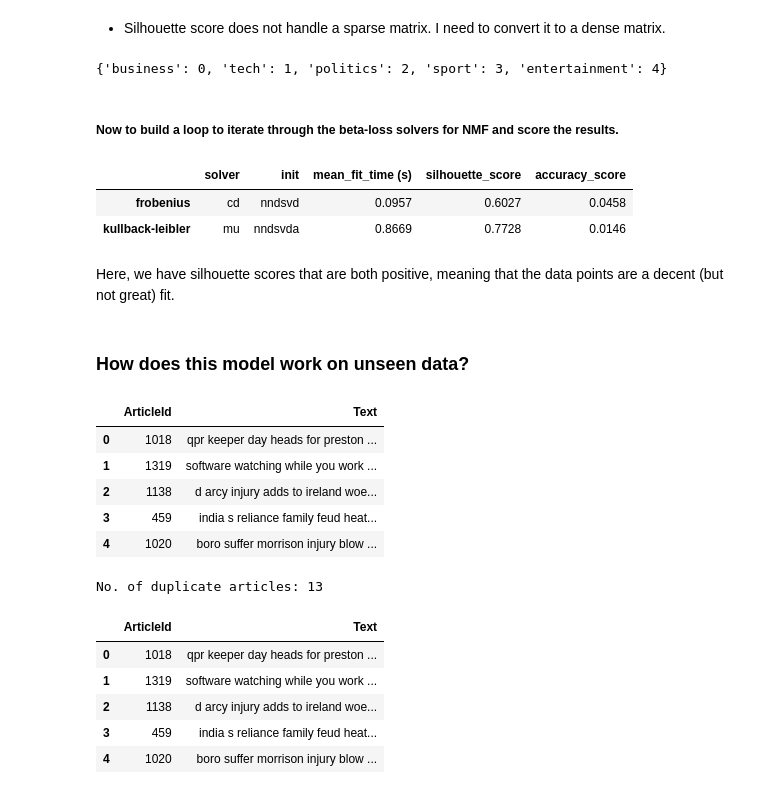
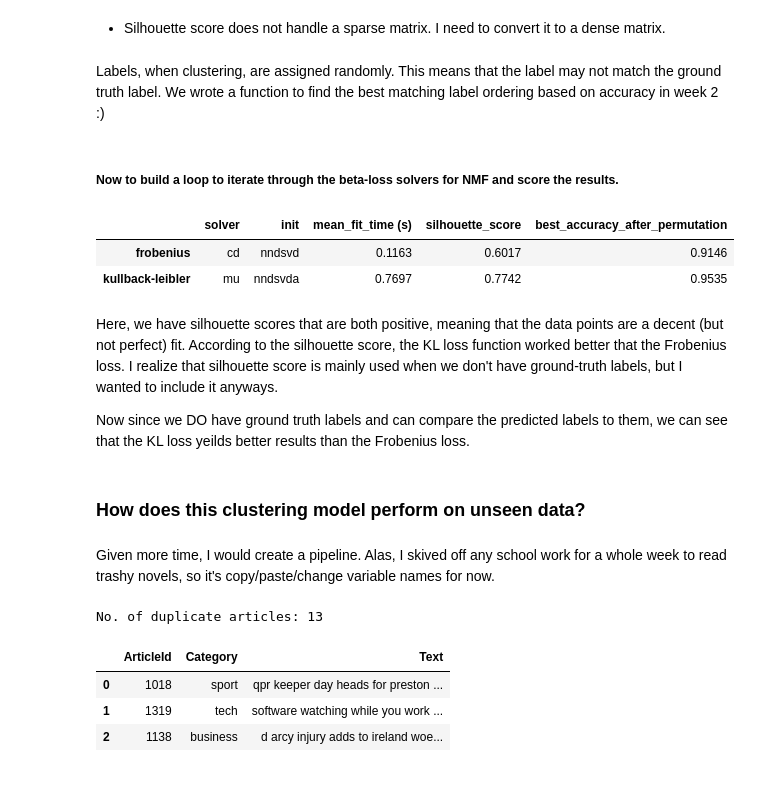
Before and after one commit to FleaBusyBeeBergs/dtsa5510-bbc-news-classification, a Jupyter notebook: bbc-news-classification.ipynb, the cells around one changed output. Cells and saved outputs as stored; diff of their text form; code cells hidden in the pictures.

```diff
--- a/bbc-news-classification.ipynb
+++ b/bbc-news-classification.ipynb
@@ -253,15 +240,5 @@ type(train_tfidf)
 scipy.sparse._csr.csr_matrix
 # %% [markdown]
 * Silhouette score does not handle a sparse matrix. I need to convert it to a dense matrix.
-# %%
-# suppress sparse matrix warnings
-warnings.simplefilter("ignore", SparseEfficiencyWarning)
-
-# map categories to numbers
-category_mapping = {category: i for i, category in enumerate(train_df['Category'].unique())}
-print(category_mapping)
-
-# catergory -> number
-train_labels = train_df['Category'].map(category_mapping)
-# %% [output]
-{'business': 0, 'tech': 1, 'politics': 2, 'sport': 3, 'entertainment': 4}
+# %% [markdown]
+Labels, when clustering, are assigned randomly. This means that the label may not match the ground truth label. We wrote a function to find the best matching label ordering based on accuracy in week 2 :)
@@ -299,6 +299,15 @@ for beta_loss, (solver, init) in beta_loss_solvers.items():
     W = nmf_model.fit_transform(train_tfidf)
     H = nmf_model.components_
 
+    # pred cluster labels yp, mapo categories to numbers
+    yp = np.argmax(W, axis=1)
+    category_mapping = {category: i for i, category in enumerate(train_df['Category'].unique())}
+    train_labels = train_df['Category'].map(category_mapping)
+
+    # find best permutation
+    best_permutation, best_accuracy = label_permute_compare(train_labels, yp, n=5)
+    yp_permuted = np.array([best_permutation[label] for label in yp])
+
     # stop timer
     fit_time = time.time() - start_time
 
@@ -312,27 +321,23 @@ for beta_loss, (solver, init) in beta_loss_solvers.items():
     else:
         silhouette_avg = None
 
-    # assign highest scoring topic to articles
-    assigned_topics = W.argmax(axis=1)
-
-    # accuracy score (compare assigned topics with true labels)
-    accuracy = accuracy_score(train_labels, assigned_topics)
-
     # store results
     results_dict[beta_loss] = {
         'solver': solver,
         'init': init,
         'mean_fit_time (s)': round(fit_time, 4),
         'silhouette_score': round(silhouette_avg, 4) if silhouette_avg is not None else 'N/A',
-        'accuracy_score': round(accuracy, 4)
+        'best_accuracy_after_permutation': round(best_accuracy, 4)
     }
 
 
 results_df = pd.DataFrame(results_dict).T
 results_df
 # %% [output]
-|  | solver | init | mean_fit_time (s) | silhouette_score | accuracy_score |
-| frobenius | cd | nndsvd | 0.0957 | 0.6027 | 0.0458 |
-| kullback-leibler | mu | nndsvda | 0.8669 | 0.7728 | 0.0146 |
+|  | solver | init | mean_fit_time (s) | silhouette_score | best_accuracy_after_permutation |
+| frobenius | cd | nndsvd | 0.1163 | 0.6017 | 0.9146 |
+| kullback-leibler | mu | nndsvda | 0.7697 | 0.7742 | 0.9535 |
 # %% [markdown]
-Here, we have silhouette scores that are both positive, meaning that the data points are a decent (but not great) fit.
+Here, we have silhouette scores that are both positive, meaning that the data points are a decent (but not perfect) fit. According to the silhouette score, the KL loss function worked better that the Frobenius loss. I realize that silhouette score is mainly used when we don't have ground-truth labels, but I wanted to include it anyways.
+
+Now since we DO have ground truth labels and can compare the predicted labels to them, we can see that the KL loss yeilds better results than the Frobenius loss.
@@ -359,26 +344,21 @@ Here, we have silhouette scores that are both positive, meaning that the data po
-# %% [markdown]
-### How does this model work on unseen data?
-# %%
-# read in testing data
-test_df = pd.read_csv('data/BBC News Test.csv')
-
-test_df.head(5)
-# %% [output]
-|  | ArticleId | Text |
-| 0 | 1018 | qpr keeper day heads for preston ... |
-| 1 | 1319 | software watching while you work ... |
-| 2 | 1138 | d arcy injury adds to ireland woe... |
-| 3 | 459 | india s reliance family feud heat... |
-| 4 | 1020 | boro suffer morrison injury blow ... |
+# %% [markdown]
+### How does this clustering model perform on unseen data?
+# %% [markdown]
+Given more time, I would create a pipeline. Alas, I skived off any school work for a whole week to read trashy novels, so it's copy/paste/change variable names for now.
+# %%
+# read in, concat testing data with sample solutions
+df1 = pd.read_csv('data/BBC News Sample Solution.csv')
+df2 = pd.read_csv('data/BBC News Test.csv')
+
+test_df = pd.merge(df1, df2, on='ArticleId')
 # %%
+# clean testing data
 test_df = remove_duplicates(test_df)
 test_df['Text'] = test_df['Text'].apply(remove_non_alpha)
-test_df.head(5)
+test_df.head(3)
 # %% [output]
 No. of duplicate articles: 13
-|  | ArticleId | Text |
-| 0 | 1018 | qpr keeper day heads for preston ... |
-| 1 | 1319 | software watching while you work ... |
-| 2 | 1138 | d arcy injury adds to ireland woe... |
-| 3 | 459 | india s reliance family feud heat... |
-| 4 | 1020 | boro suffer morrison injury blow ... |
+|  | ArticleId | Category | Text |
+| 0 | 1018 | sport | qpr keeper day heads for preston ... |
+| 1 | 1319 | tech | software watching while you work ... |
+| 2 | 1138 | business | d arcy injury adds to ireland woe... |
```
Also changed, not shown: parts of 15 cells of this notebook.
